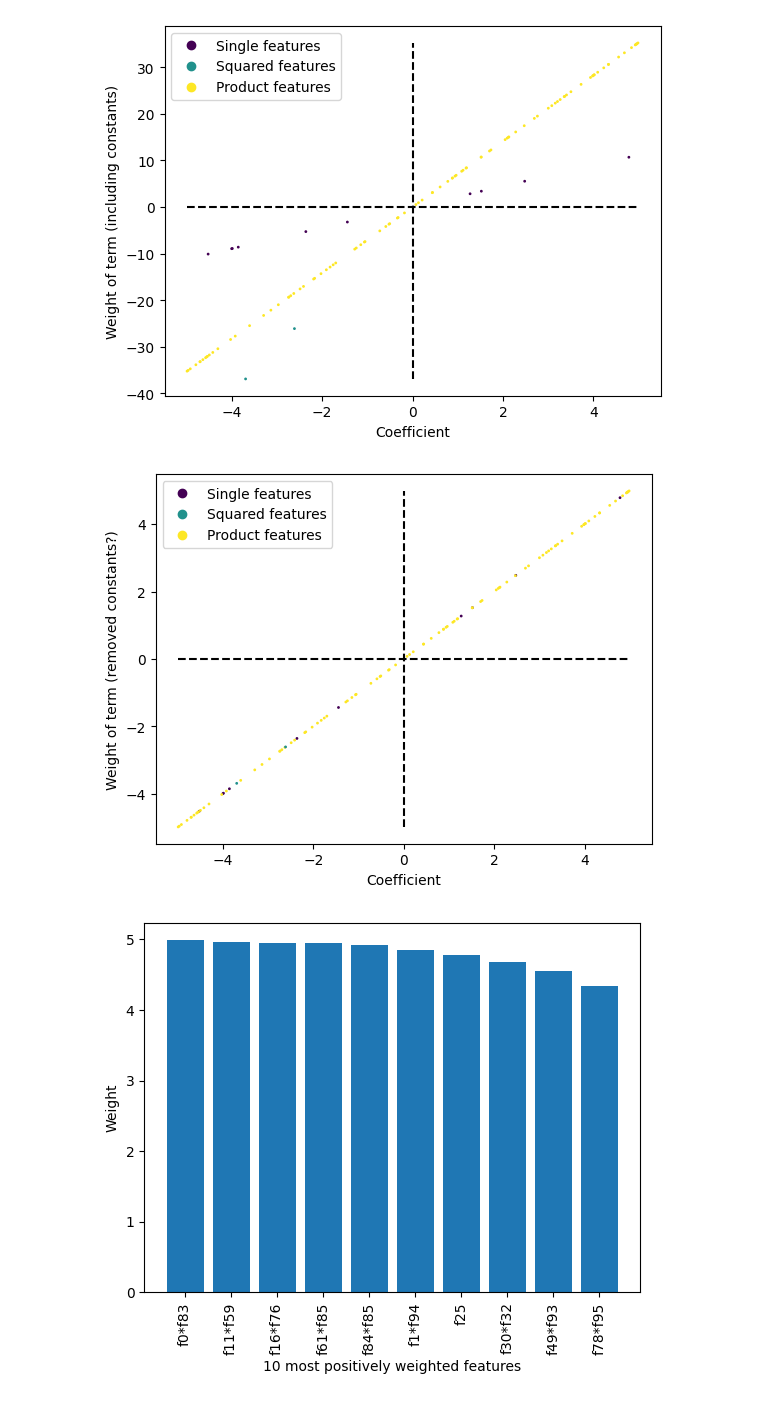
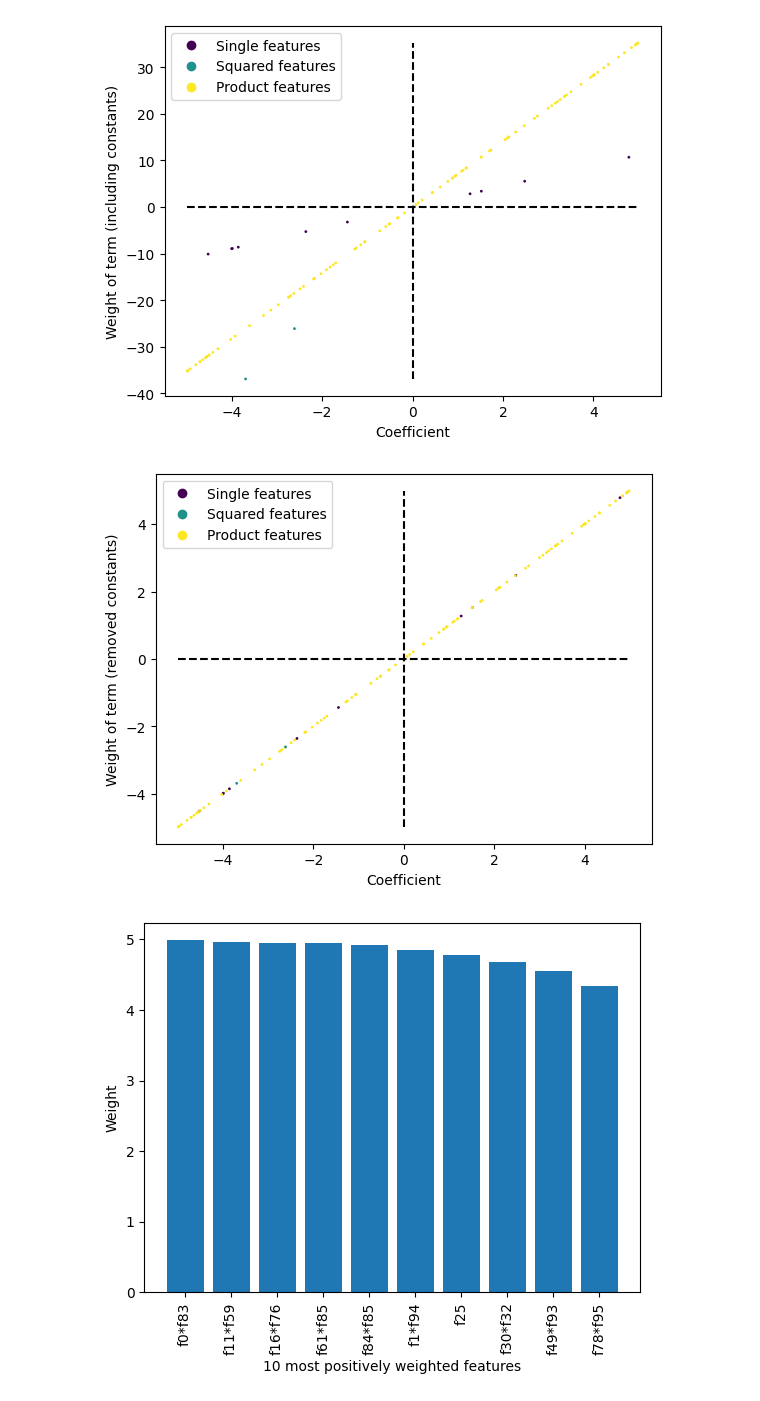
Before and after one commit to ruth-veevers/kernelpopper, a Jupyter notebook: test_and_plot.ipynb, the cells around one changed output. Saved outputs shown, nothing was run; the diff lists cells and outputs as text; code cells hidden in the pictures.

```diff
--- a/test_and_plot.ipynb
+++ b/test_and_plot.ipynb
@@ -79,20 +79,20 @@ plt.show()
 # %%
 popped_cs_remove_constants=np.array(popped_cs.copy())
 popped_cs_remove_constants[np.where(np.array(types)==0)]*=sqrt(2*model.coef0*model.gamma)
 popped_cs_remove_constants[np.where(np.array(types)==1)]*=model.gamma
 popped_cs_remove_constants[np.where(np.array(types)==2)]*=sqrt(2)*model.gamma
 
 ax = plt.gca()
 scatter = ax.scatter(actual_cs, popped_cs_remove_constants,s=1, c=types)
 plt.plot([min(actual_cs),max(actual_cs)],[0,0], 'k--')
 plt.plot([0,0], [min(popped_cs_remove_constants),max(popped_cs_remove_constants)], 'k--')
 plt.xlabel('Coefficient')
-plt.ylabel('Weight of term (removed constants?)')
+plt.ylabel('Weight of term (removed constants)')
 handles, labels = scatter.legend_elements()
 plt.legend(handles=handles, labels=['Single features', 'Squared features', 'Product features'])
 plt.show()
 # %% [output]
-[figure, old version]
+[figure, new version]
 # %%
 # investigate the top weights
 n=10
```
